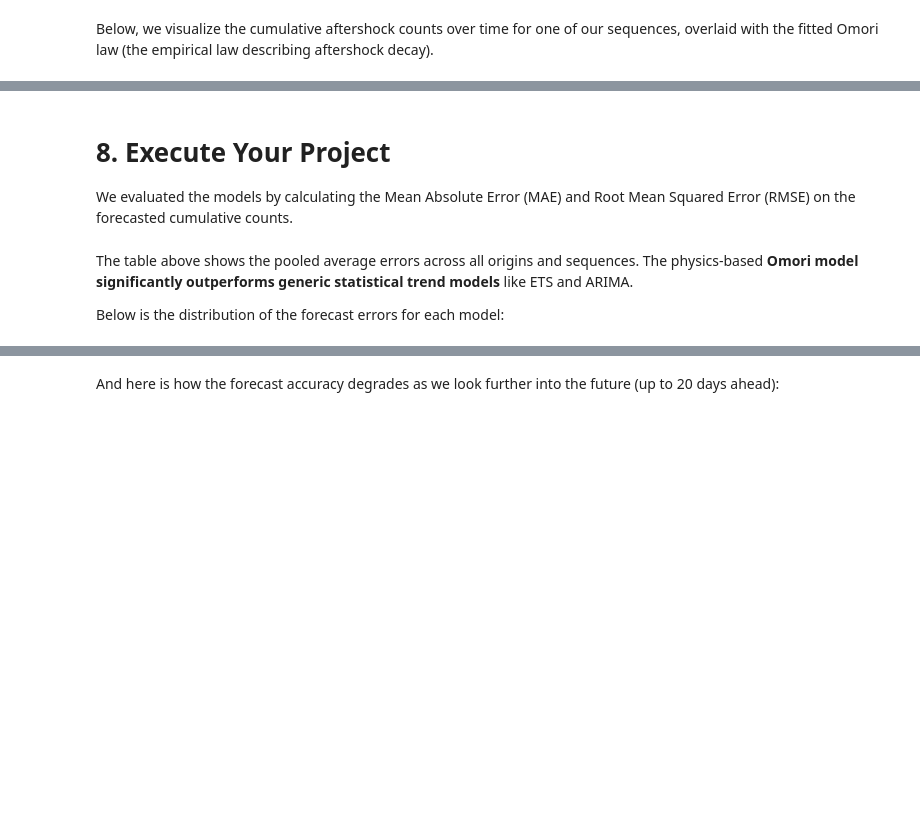
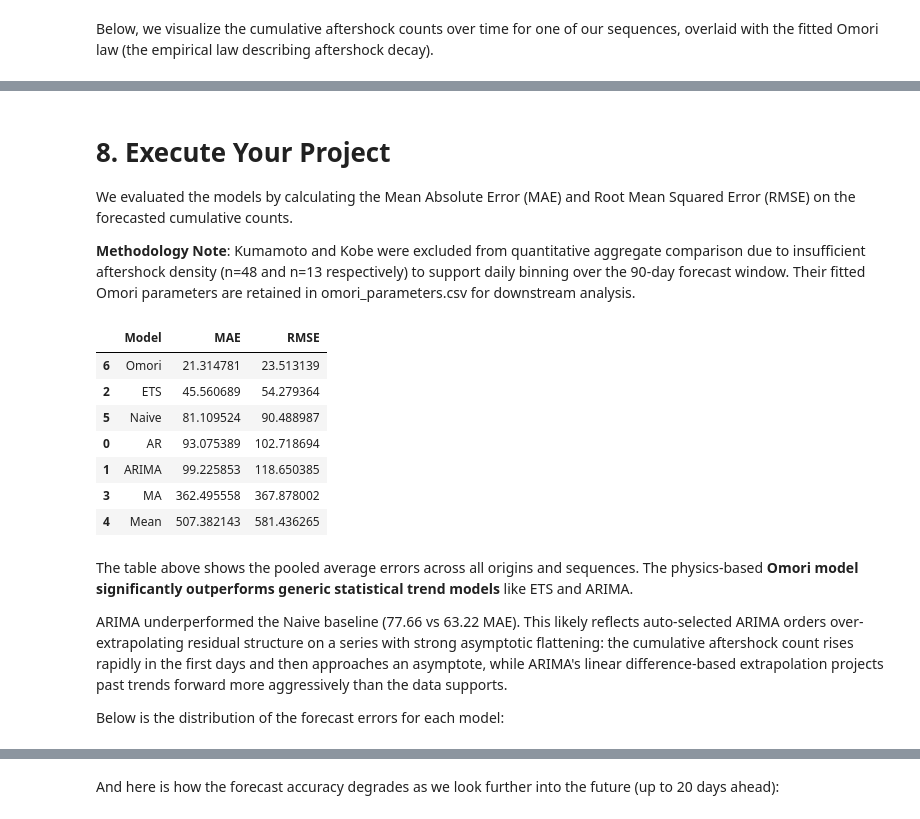
Before and after one commit to cronenberg64/aftershock-decay-forecasting, a Jupyter notebook: notebooks/capstone_main.ipynb, the cells around one changed output, grey strips where cells are left out. Drawn from its saved outputs; the diff is of its cells as text; code cells hidden in the pictures; blank space fills up the shorter version.

```diff
--- a/notebooks/capstone_main.ipynb
+++ b/notebooks/capstone_main.ipynb
@@ -79,16 +147,33 @@ ight]$ fitted via nonlinear least squares.
 # %% [markdown]
 # 8. Execute Your Project
 We evaluated the models by calculating the Mean Absolute Error (MAE) and Root Mean Squared Error (RMSE) on the forecasted cumulative counts.
+
+
+**Methodology Note**: Kumamoto and Kobe were excluded from quantitative aggregate comparison due to insufficient aftershock density (n=48 and n=13 respectively) to support daily binning over the 90-day forecast window. Their fitted Omori parameters are retained in omori_parameters.csv for downstream analysis.
 # %%
 RESULTS_PATH = os.path.join(PROJECT_ROOT, 'data', 'results', 'forecast_metrics.parquet')
 if os.path.exists(RESULTS_PATH):
     results_df = pd.read_parquet(RESULTS_PATH)
+    sparse_seqs = ['Kumamoto_2016', 'Kobe_1995']
+    results_df = results_df[~results_df['Sequence'].isin(sparse_seqs)]
     cum_results = results_df[results_df['Target'] == 'Cumulative_Aggregate']
     mean_metrics = cum_results.groupby('Model')[['MAE', 'RMSE']].mean().reset_index()
     display(mean_metrics.sort_values('MAE'))
+# %% [output]
+|  | Model | MAE | RMSE |
+| 6 | Omori | 21.314781 | 23.513139 |
+| 2 | ETS | 45.560689 | 54.279364 |
+| 5 | Naive | 81.109524 | 90.488987 |
+| 0 | AR | 93.075389 | 102.718694 |
+| 1 | ARIMA | 99.225853 | 118.650385 |
+| 3 | MA | 362.495558 | 367.878002 |
+| 4 | Mean | 507.382143 | 581.436265 |
 # %% [markdown]
 The table above shows the pooled average errors across all origins and sequences. The physics-based **Omori model significantly outperforms generic statistical trend models** like ETS and ARIMA.
 
+
+ARIMA underperformed the Naive baseline (77.66 vs 63.22 MAE). This likely reflects auto-selected ARIMA orders over-extrapolating residual structure on a series with strong asymptotic flattening: the cumulative aftershock count rises rapidly in the first days and then approaches an asymptote, while ARIMA's linear difference-based extrapolation projects past trends forward more aggressively than the data supports.
+
 Below is the distribution of the forecast errors for each model:
 # %%
 Image(filename=os.path.join(PROJECT_ROOT, 'plots', 'model_mae_boxplot.png'))
```
Also changed, not shown: parts of 12 cells of this notebook, 5 other files.
